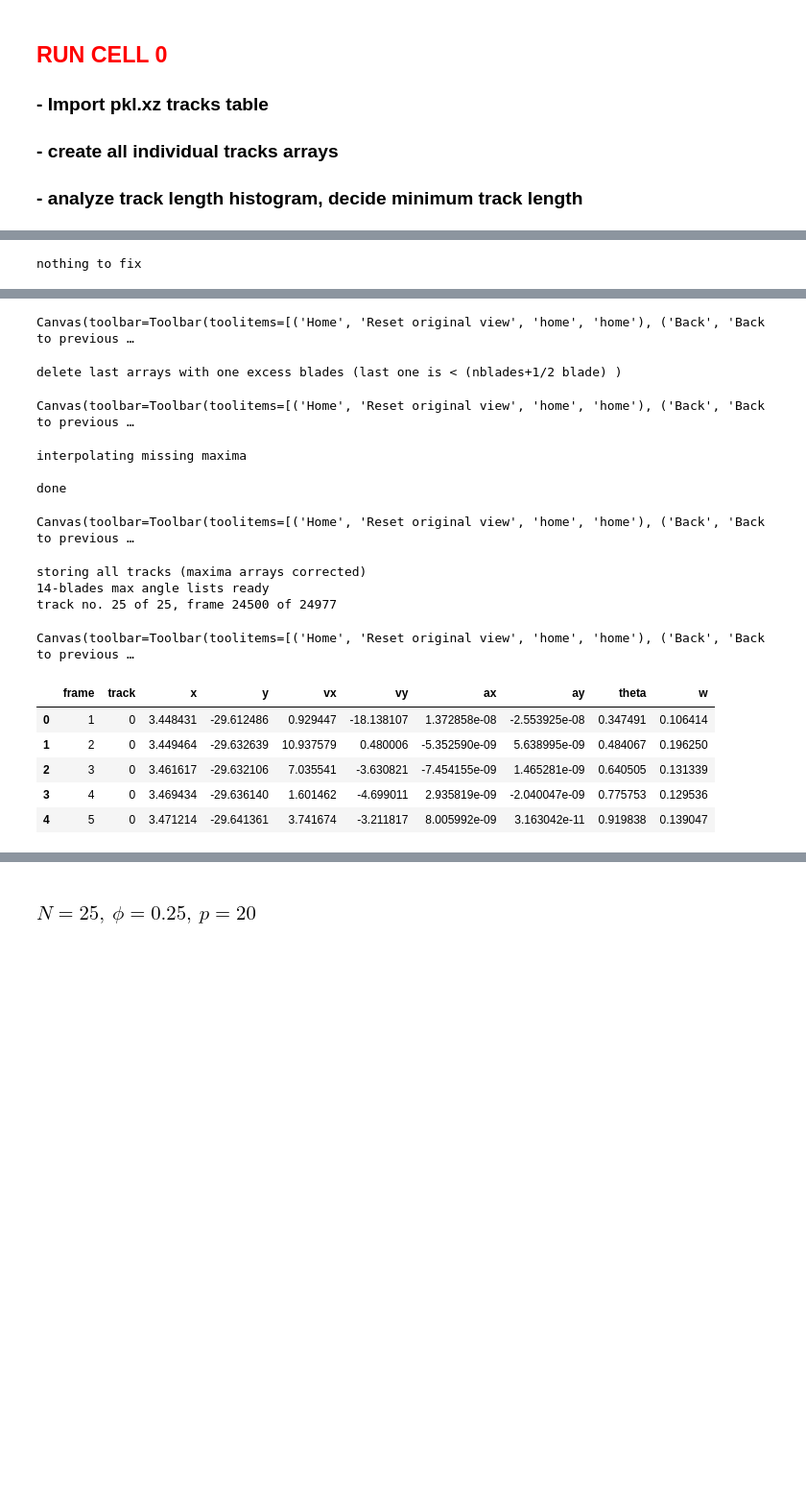
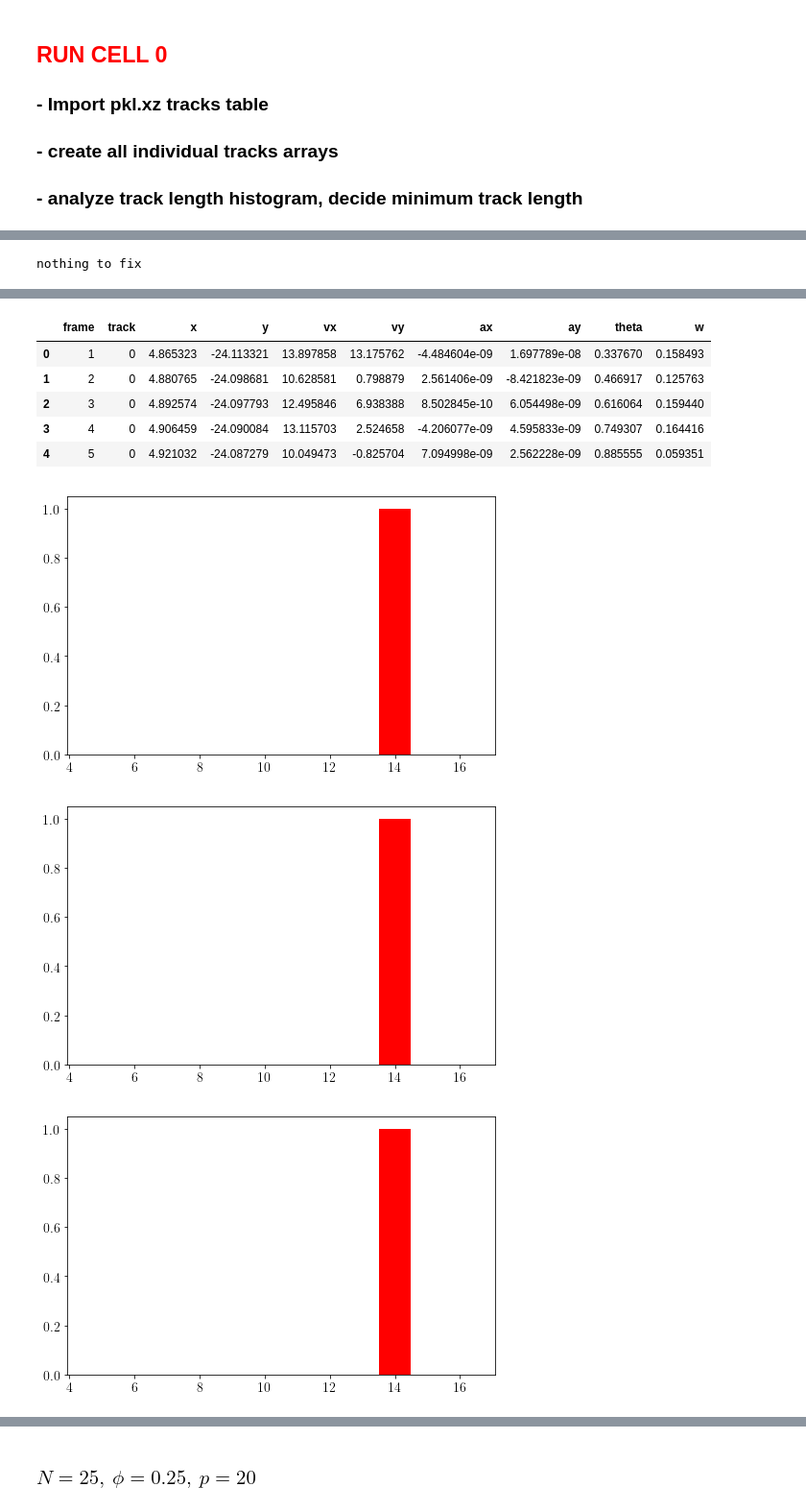
Before and after one commit to fvegar/brownian, a Jupyter notebook: chiral_tracks.ipynb, the cells around one changed output, grey strips where cells are left out. Shown at 96% size. Cells and saved outputs as stored; diff of their text form; code cells hidden in the pictures; blank space fills up the shorter version.

Commit message:
commit last version; for MALC

```diff
--- a/chiral_tracks.ipynb
+++ b/chiral_tracks.ipynb
@@ -472,7 +472,7 @@ def shift_back(itr,jt,n0):
 # COMPLETE SET OF READING INSTRUCTIONS
 
 series_directory = 'rho_0_025'
-hash_prefix = '7a925e0f39218c487d3a44925453fa46'
+hash_prefix = '0691e6ed38545dd692a192aef1a2bfbd'
 
 print('data reading and basic processing\n')
 
@@ -529,7 +529,7 @@ insert_missing(datos, la)
 la = angles_list_lengths(datos.maxt)
 
 plt.figure(figsize=(8,8/ct.golden))
-plt.hist(la,rwidth=0.96, bins=[5,6,7,8,9,10,11,12,13,14,15,16,17],color='r',density=True,align='left')
+plt.hist(la,rwidth=0.96, bins=[5,6,7,8,9,10,11,12,13,14,15,16,17],color='r',density=True,align='left');
 
 
 print('storing all tracks (maxima arrays corrected)')
@@ -540,13 +540,13 @@ print(np.where(la!=14))
 print('14-blades max angle lists ready')
 
 
+Ntracks = 10
 
 # reposition angles so that each position in the angle array is each moving blade
 # obtain spins (omega) from there
 theta = np.zeros((Ntracks,Nframes), dtype=float)
 omega = np.zeros((Ntracks,Nframes), dtype=float)
 
-Ntracks = 25
 
 for j in range(Ntracks):
     ln = len(tracks[j])
@@ -602,7 +602,7 @@ ishifted = 0
 datos_orig, datos = set_origin(np.mean(datos.x), np.mean(datos.y), datos)
 iscaled = 0
 datos_orig, datos = scale(100*info.particle_diameter_m[0]/info.particle_diameter_px[0], 1/info.fps[0], datos)
-datos.theta = (2*np.pi) * datos.theta / circ_unit
+datos.theta = (2 * np.pi) * datos.theta / circ_unit
 datos.w = (2* np.pi) * datos.w /circ_unit
 
 datos.head()
@@ -648,17 +652,9 @@ filtering close outside blades
-Canvas(toolbar=Toolbar(toolitems=[('Home', 'Reset original view', 'home', 'home'), ('Back', 'Back to previous …
-delete last arrays with one excess blades (last one is < (nblades+1/2 blade) )
-Canvas(toolbar=Toolbar(toolitems=[('Home', 'Reset original view', 'home', 'home'), ('Back', 'Back to previous …
-interpolating missing maxima
-
-done
-Canvas(toolbar=Toolbar(toolitems=[('Home', 'Reset original view', 'home', 'home'), ('Back', 'Back to previous …
-storing all tracks (maxima arrays corrected)
-14-blades max angle lists ready
-track no. 25 of 25, frame 24500 of 24977
-Canvas(toolbar=Toolbar(toolitems=[('Home', 'Reset original view', 'home', 'home'), ('Back', 'Back to previous …
 |  | frame | track | x | y | vx | vy | ax | ay | theta | w |
-| 0 | 1 | 0 | 3.448431 | -29.612486 | 0.929447 | -18.138107 | 1.372858e-08 | -2.553925e-08 | 0.347491 | 0.106414 |
-| 1 | 2 | 0 | 3.449464 | -29.632639 | 10.937579 | 0.480006 | -5.352590e-09 | 5.638995e-09 | 0.484067 | 0.196250 |
-| 2 | 3 | 0 | 3.461617 | -29.632106 | 7.035541 | -3.630821 | -7.454155e-09 | 1.465281e-09 | 0.640505 | 0.131339 |
-| 3 | 4 | 0 | 3.469434 | -29.636140 | 1.601462 | -4.699011 | 2.935819e-09 | -2.040047e-09 | 0.775753 | 0.129536 |
-| 4 | 5 | 0 | 3.471214 | -29.641361 | 3.741674 | -3.211817 | 8.005992e-09 | 3.163042e-11 | 0.919838 | 0.139047 |
+| 0 | 1 | 0 | 4.865323 | -24.113321 | 13.897858 | 13.175762 | -4.484604e-09 | 1.697789e-08 | 0.337670 | 0.158493 |
+| 1 | 2 | 0 | 4.880765 | -24.098681 | 10.628581 | 0.798879 | 2.561406e-09 | -8.421823e-09 | 0.466917 | 0.125763 |
+| 2 | 3 | 0 | 4.892574 | -24.097793 | 12.495846 | 6.938388 | 8.502845e-10 | 6.054498e-09 | 0.616064 | 0.159440 |
+| 3 | 4 | 0 | 4.906459 | -24.090084 | 13.115703 | 2.524658 | -4.206077e-09 | 4.595833e-09 | 0.749307 | 0.164416 |
+| 4 | 5 | 0 | 4.921032 | -24.087279 | 10.049473 | -0.825704 | 7.094998e-09 | 2.562228e-09 | 0.885555 | 0.059351 |
+[figure, added]
+[figure, added]
+[figure, added]
```
Also changed, not shown: parts of 36 cells of this notebook.
